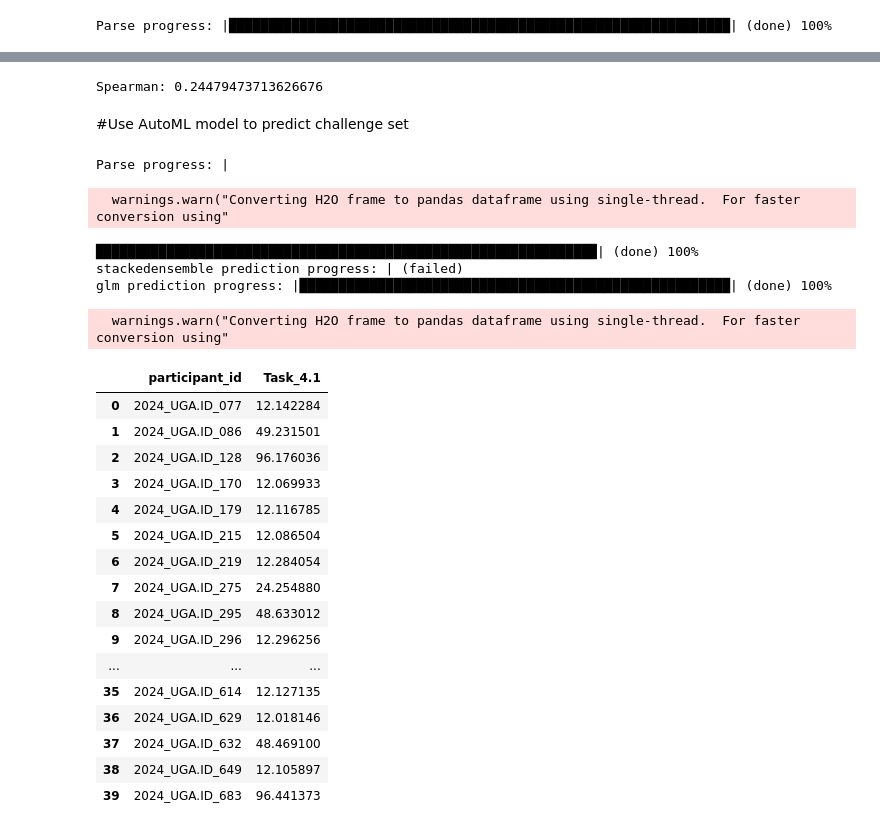
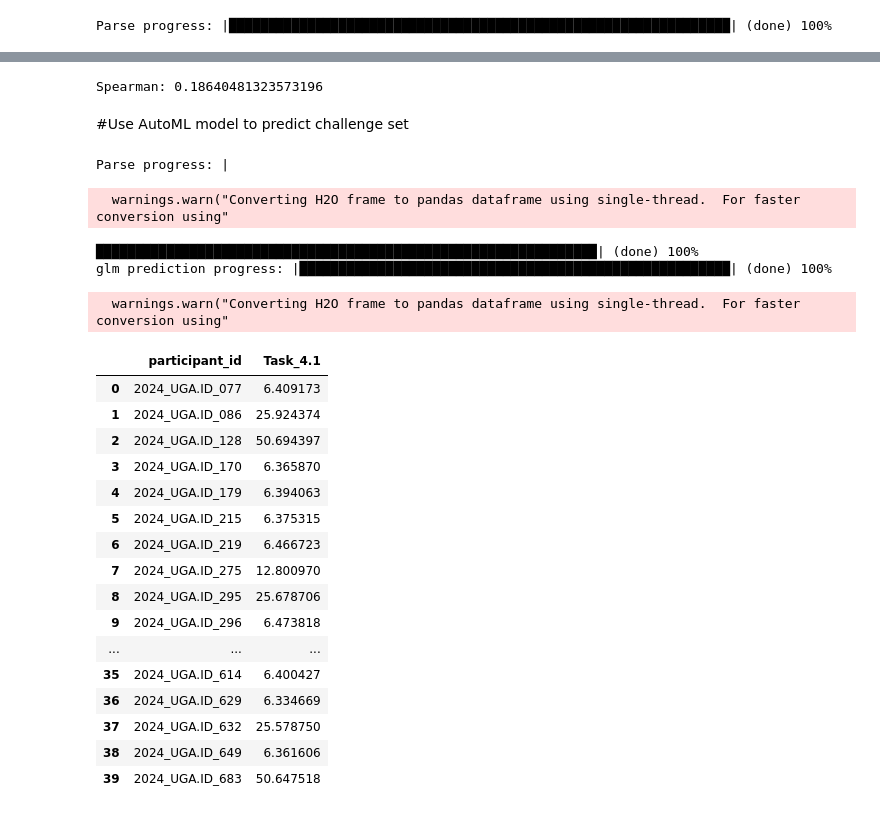
Before and after one commit to DirtyChay/cmi-flu-prediction-challenge-capstone, a Jupyter notebook: automl_models/task_4_1.ipynb, the cells around one changed output, grey strips where cells are left out. Cells and saved outputs as stored; diff of their text form; code cells hidden in the pictures.

```diff
--- a/automl_models/task_4_1.ipynb
+++ b/automl_models/task_4_1.ipynb
@@ -11,5 +11,5 @@ Requirement already satisfied: certifi>=2023.5.7 in /Users/chayan/anaconda3/envs
 # %%
-AUTOML_MAX_MODELS = 5  # 100
+AUTOML_MAX_MODELS = 100  # 100
 AUTOML_SEED = 1
 AUTOML_MAX_RUNTIME_SECS = 5 * 60  # 5400
 # %%
@@ -33,10 +33,12 @@ if USE_GOOGLE_COLAB:
     CSV_PATH = os.path.join(os.getcwd(), 'drive', 'MyDrive', 'DSE_260A', 'data', 'cleaned_data')
     CHALLENGE_DATA_PATH = os.path.join(os.getcwd(), 'drive', 'MyDrive', 'DSE_260A', 'data', 'cleaned_data')
     SUBMISSION_PATH = os.getcwd()
+    MODEL_PATH = os.getcwd()
 else:
     CSV_PATH = '..'
     CHALLENGE_DATA_PATH = '../cleaned_data'
     SUBMISSION_PATH = 'submission'
+    MODEL_PATH = 'models'
 # %% [markdown]
 #Final Data cleaning for Task 4.1
 # %%
@@ -48,7 +50,7 @@ df_challenge = challenge_hai.merge(challenge_participants, on='participant_id',
 df_challenge = df_challenge.merge(challenge_transcriptomics, on='participant_id', how='inner')
 # %%
 #drop any d28 HAI columns which are not the target column (HAI_H1N1 A/Victoria/4897/2022_d28)
-df_train = df_train.drop(columns=[c for c in df_train.columns if c.endswith('_d28') and c.startswith(
+df_train = df_train.drop(columns=[c for c in df_train.columns if (c.endswith('_d28') or c.endswith('_d365')) and c.startswith(
     'HAI') and c != 'HAI_H1N1 A/Victoria/4897/2022_d28'])
 
 #filter out participants who do not have a baseline measurement for H1N1 A/Victoria/4897/2022 at day 0
@@ -57,7 +59,7 @@ df_train = df_train[df_train['HAI_H1N1 A/Victoria/4897/2022_d28'].isna() == Fals
 #filter out columns which are all NaN
 df_train = df_train.dropna(axis=1, how='all')
 # %%
-df_train['DELTA'] = df_train['HAI_H1N1 A/Victoria/4897/2022_d28'] - df_train['HAI_H1N1 A/Victoria/4897/2022_d0']
+df_train['DELTA'] = (df_train['HAI_H1N1 A/Victoria/4897/2022_d28'] - df_train['HAI_H1N1 A/Victoria/4897/2022_d0'])
 df_train.drop(columns=['HAI_H1N1 A/Victoria/4897/2022_d28'], inplace=True)
 
 df_train['DELTA'].value_counts()
@@ -408,53 +389,52 @@ rho_results, pval_results = spearmanr(display_actual_values, display_predicted_v
 
 print(f'Spearman: {rho_results}')
 # %% [output]
-Spearman: 0.24479473713626676
+Spearman: 0.18640481323573196
 # %% [markdown]
 #Use AutoML model to predict challenge set
 # %%
 lb_df = aml.leaderboard.as_data_frame(use_multi_thread=True)
 top_model = h2o.get_model(lb_df['model_id'].iloc[0])
 
 challenge_hf = h2o.H2OFrame(df_challenge)
 try:
     y_pred_challenge = top_model.predict(challenge_hf).as_data_frame(use_multi_thread=True)['predict']
 except OSError:
     fallback_id = lb_df[~lb_df['model_id'].str.contains('StackedEnsemble')]['model_id'].iloc[0]
     top_model = h2o.get_model(fallback_id)
     y_pred_challenge = top_model.predict(challenge_hf).as_data_frame(use_multi_thread=True)['predict']
 
 results = pd.DataFrame({
     'participant_id': df_challenge['participant_id'].values,
-    'Task_4.1': np.exp2(y_pred_challenge),
+    'Task_4.1': y_pred_challenge,
 })
 
 results = results.merge(df_challenge[['participant_id', 'HAI_H1N1 A/Victoria/4897/2022_d0']], on='participant_id',
                         how='inner')
 results['Task_4.1'] = np.exp2(results['Task_4.1'] + results['HAI_H1N1 A/Victoria/4897/2022_d0'])
 d0 = results.copy(deep=True)
 results.drop(columns=['HAI_H1N1 A/Victoria/4897/2022_d0'], inplace=True)
 results
 # %% [output]
 Parse progress: |
   warnings.warn("Converting H2O frame to pandas dataframe using single-thread.  For faster conversion using"
 ████████████████████████████████████████████████████████████████| (done) 100%
-stackedensemble prediction progress: | (failed)
 glm prediction progress: |███████████████████████████████████████████████████████| (done) 100%
   warnings.warn("Converting H2O frame to pandas dataframe using single-thread.  For faster conversion using"
 |  | participant_id | Task_4.1 |
-| 0 | 2024_UGA.ID_077 | 12.142284 |
-| 1 | 2024_UGA.ID_086 | 49.231501 |
-| 2 | 2024_UGA.ID_128 | 96.176036 |
-| 3 | 2024_UGA.ID_170 | 12.069933 |
-| 4 | 2024_UGA.ID_179 | 12.116785 |
-| 5 | 2024_UGA.ID_215 | 12.086504 |
-| 6 | 2024_UGA.ID_219 | 12.284054 |
-| 7 | 2024_UGA.ID_275 | 24.254880 |
-| 8 | 2024_UGA.ID_295 | 48.633012 |
-| 9 | 2024_UGA.ID_296 | 12.296256 |
+| 0 | 2024_UGA.ID_077 | 6.409173 |
+| 1 | 2024_UGA.ID_086 | 25.924374 |
+| 2 | 2024_UGA.ID_128 | 50.694397 |
+| 3 | 2024_UGA.ID_170 | 6.365870 |
+| 4 | 2024_UGA.ID_179 | 6.394063 |
+| 5 | 2024_UGA.ID_215 | 6.375315 |
+| 6 | 2024_UGA.ID_219 | 6.466723 |
+| 7 | 2024_UGA.ID_275 | 12.800970 |
+| 8 | 2024_UGA.ID_295 | 25.678706 |
+| 9 | 2024_UGA.ID_296 | 6.473818 |
 | ... | ... | ... |
-| 35 | 2024_UGA.ID_614 | 12.127135 |
-| 36 | 2024_UGA.ID_629 | 12.018146 |
-| 37 | 2024_UGA.ID_632 | 48.469100 |
-| 38 | 2024_UGA.ID_649 | 12.105897 |
-| 39 | 2024_UGA.ID_683 | 96.441373 |
+| 35 | 2024_UGA.ID_614 | 6.400427 |
+| 36 | 2024_UGA.ID_629 | 6.334669 |
+| 37 | 2024_UGA.ID_632 | 25.578750 |
+| 38 | 2024_UGA.ID_649 | 6.361606 |
+| 39 | 2024_UGA.ID_683 | 50.647518 |
```
Also changed, not shown: parts of 18 cells of this notebook.
